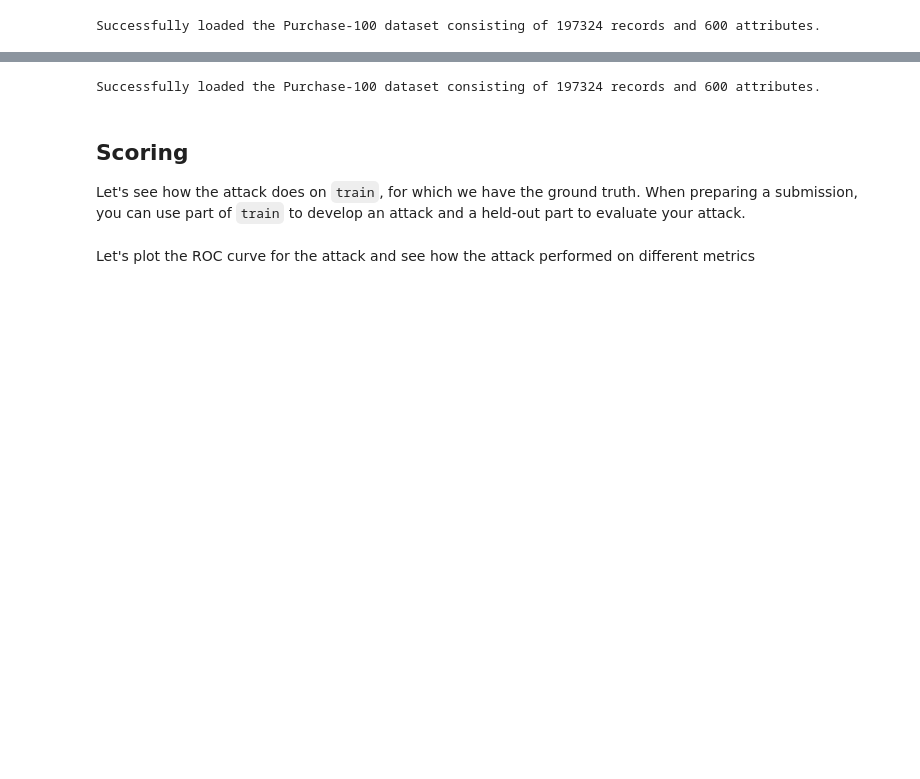
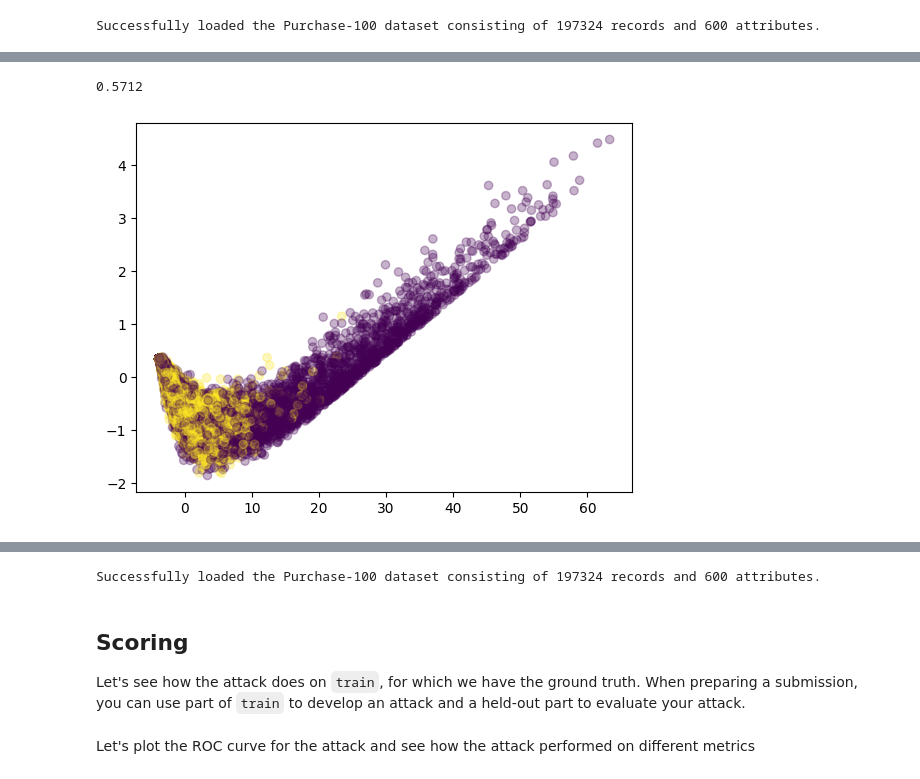
Before and after one commit to iamgroot42/MICO, a Jupyter notebook: starting-kit/purchase100.ipynb, the cells around one changed output, grey strips where cells are left out. Cells and saved outputs as stored; diff of their text form; code cells hidden in the pictures; blank space fills up the shorter version.

```diff
--- a/starting-kit/purchase100.ipynb
+++ b/starting-kit/purchase100.ipynb
@@ -334,0 +275,17 @@ def approximate_retraining_attack(model, x, challenge_dataset):
+# %%
+from sklearn.decomposition import PCA
+from sklearn.cluster import FeatureAgglomeration
+import matplotlib.pyplot as plt
+
+for sc in scenarios:
+    wanted_zero, wanted_one = X_for_meta[sc][Y_for_meta[sc] == 0], X_for_meta[sc][Y_for_meta[sc] == 1]
+    data = PCA(n_components=2).fit_transform(X_for_meta[sc])
+    plt.scatter(data[:,0], data[:,1], c=Y_for_meta[sc], alpha=0.3)
+    wanted_region = np.nonzero(np.logical_and(data[:, 0] < 11, data[:, 1] < 0.5))[0]
+    preds = np.zeros_like(Y_for_meta[sc])
+    preds[wanted_region] = 1
+    print(np.mean(preds == Y_for_meta[sc]))
+    break
+# %% [output]
+0.5712
+[figure, added]
```
Also changed, not shown: parts of 33 cells of this notebook, 10 other files.
